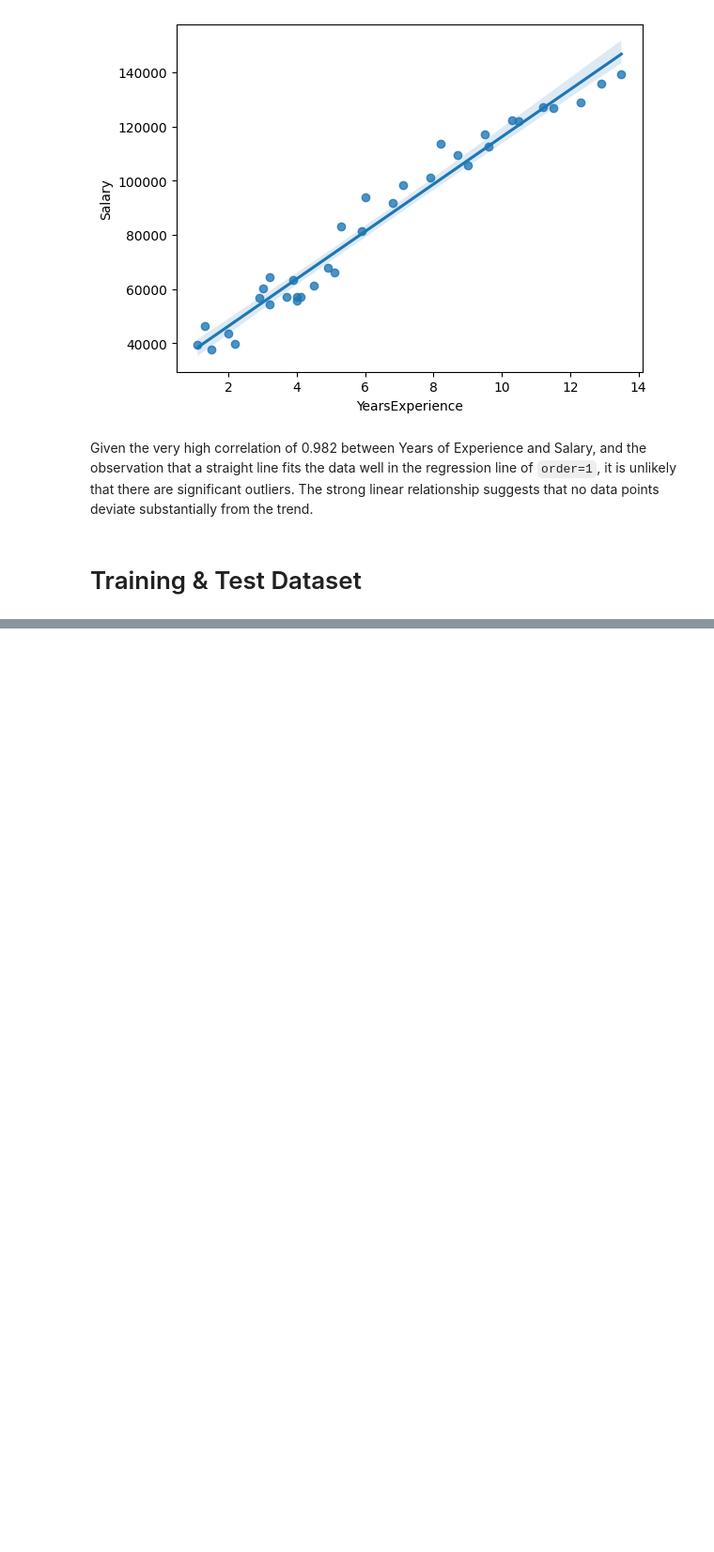
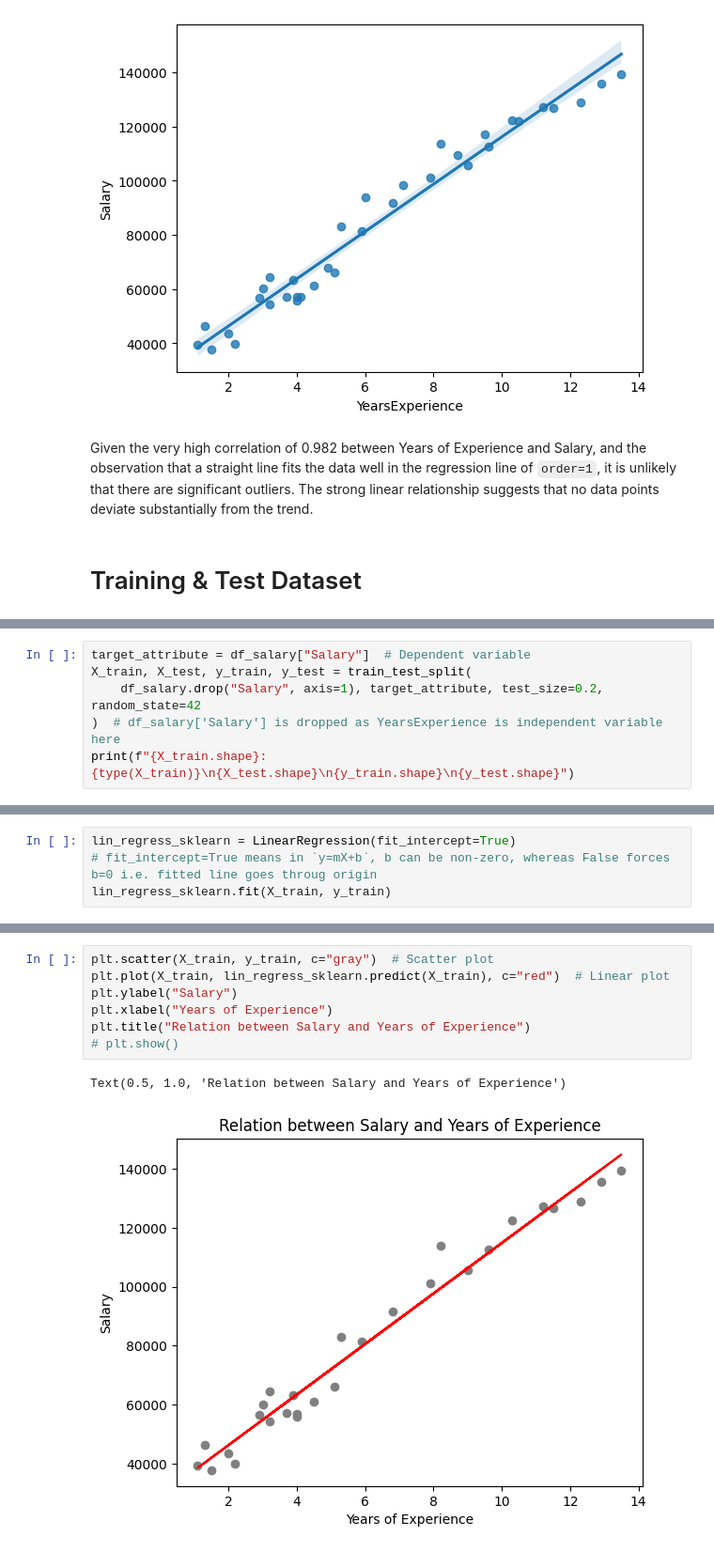
Before and after one commit to emddarn/predictive-analysis-sagemaker, a Jupyter notebook: salary_prediction_sagemaker/salary_prediction.ipynb, the cells around one changed output, grey strips where cells are left out. Shown at 94% size. Cells and saved outputs as stored; diff of their text form; blank space fills up the shorter version.

Commit message:
linear learner model using sklearn

```diff
--- a/salary_prediction_sagemaker/salary_prediction.ipynb
+++ b/salary_prediction_sagemaker/salary_prediction.ipynb
@@ -256,0 +289,6 @@ Given the very high correlation of 0.982 between Years of Experience and Salary,
+# %%
+target_attribute = df_salary["Salary"]  # Dependent variable
+X_train, X_test, y_train, y_test = train_test_split(
+    df_salary.drop("Salary", axis=1), target_attribute, test_size=0.2, random_state=42
+)  # df_salary['Salary'] is dropped as YearsExperience is independent variable here
+print(f"{X_train.shape}: {type(X_train)}\n{X_test.shape}\n{y_train.shape}\n{y_test.shape}")
@@ -256,0 +361,4 @@ Given the very high correlation of 0.982 between Years of Experience and Salary,
+# %%
+lin_regress_sklearn = LinearRegression(fit_intercept=True)
+# fit_intercept=True means in `y=mX+b`, b can be non-zero, whereas False forces b=0 i.e. fitted line goes throug origin
+lin_regress_sklearn.fit(X_train, y_train)
@@ -256,0 +393,10 @@ Given the very high correlation of 0.982 between Years of Experience and Salary,
+# %%
+plt.scatter(X_train, y_train, c="gray")  # Scatter plot
+plt.plot(X_train, lin_regress_sklearn.predict(X_train), c="red")  # Linear plot
+plt.ylabel("Salary")
+plt.xlabel("Years of Experience")
+plt.title("Relation between Salary and Years of Experience")
+# plt.show()
+# %% [output]
+Text(0.5, 1.0, 'Relation between Salary and Years of Experience')
+[figure, added]
```
Also changed, not shown: parts of 17 cells of this notebook, 2 other files.
